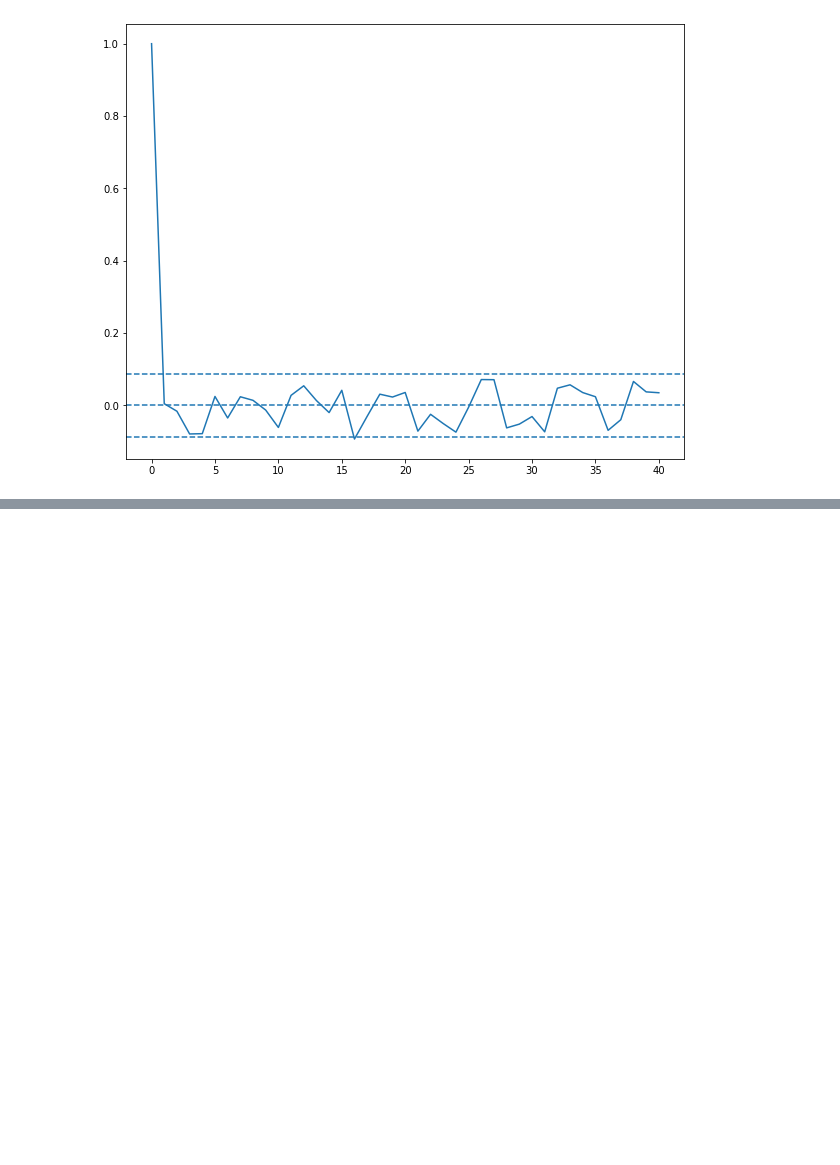
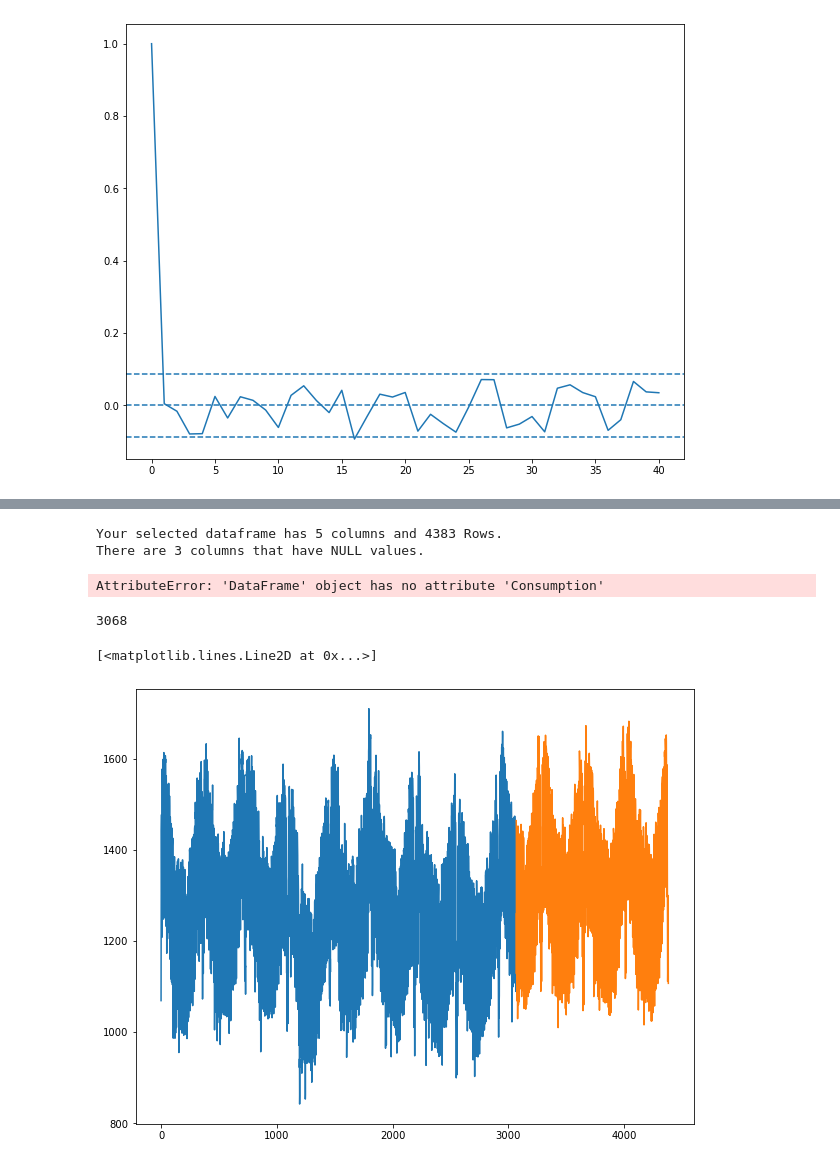
Before and after one commit to brandonjbryant/time-series-exercises, a Jupyter notebook: explore.ipynb, the cells around one changed output, grey strips where cells are left out. Saved outputs shown, nothing was run; the diff lists cells and outputs as text; code cells hidden in the pictures; blank space fills up the shorter version.

```diff
--- a/explore.ipynb
+++ b/explore.ipynb
@@ -381,0 +359,5 @@ Name: total_price, dtype: float64
+# %%
+# read csv file. Specify 'datetime' column as index column, parse dates and sort index
+
+germany = acquire_germany()
+germany.head()
@@ -381,0 +371,26 @@ Name: total_price, dtype: float64
+# %%
+germany =  prepare.missing_zero_values_table(germany)
+# %% [output]
+Your selected dataframe has 5 columns and 4383 Rows.
+There are 3 columns that have NULL values.
+# %%
+plt.plot(germany.index, germany.Consumption)
+# %% [output]
+AttributeError: 'DataFrame' object has no attribute 'Consumption'
+# %%
+
+train_size = .70
+n = germany.shape[0]
+test_start_index = round(train_size * n)
+test_start_index
+# %% [output]
+3068
+# %%
+train = germany[:test_start_index] # everything up (not including) to the test_start_index
+test = germany[test_start_index:] # everything from the test_start_index to the end
+# %%
+plt.plot(train.index, train.Consumption)
+plt.plot(test.index, test.Consumption)
+# %% [output]
+[<matplotlib.lines.Line2D at 0x...>]
+[figure, added]
```
Also changed, not shown: parts of 9 cells of this notebook.
